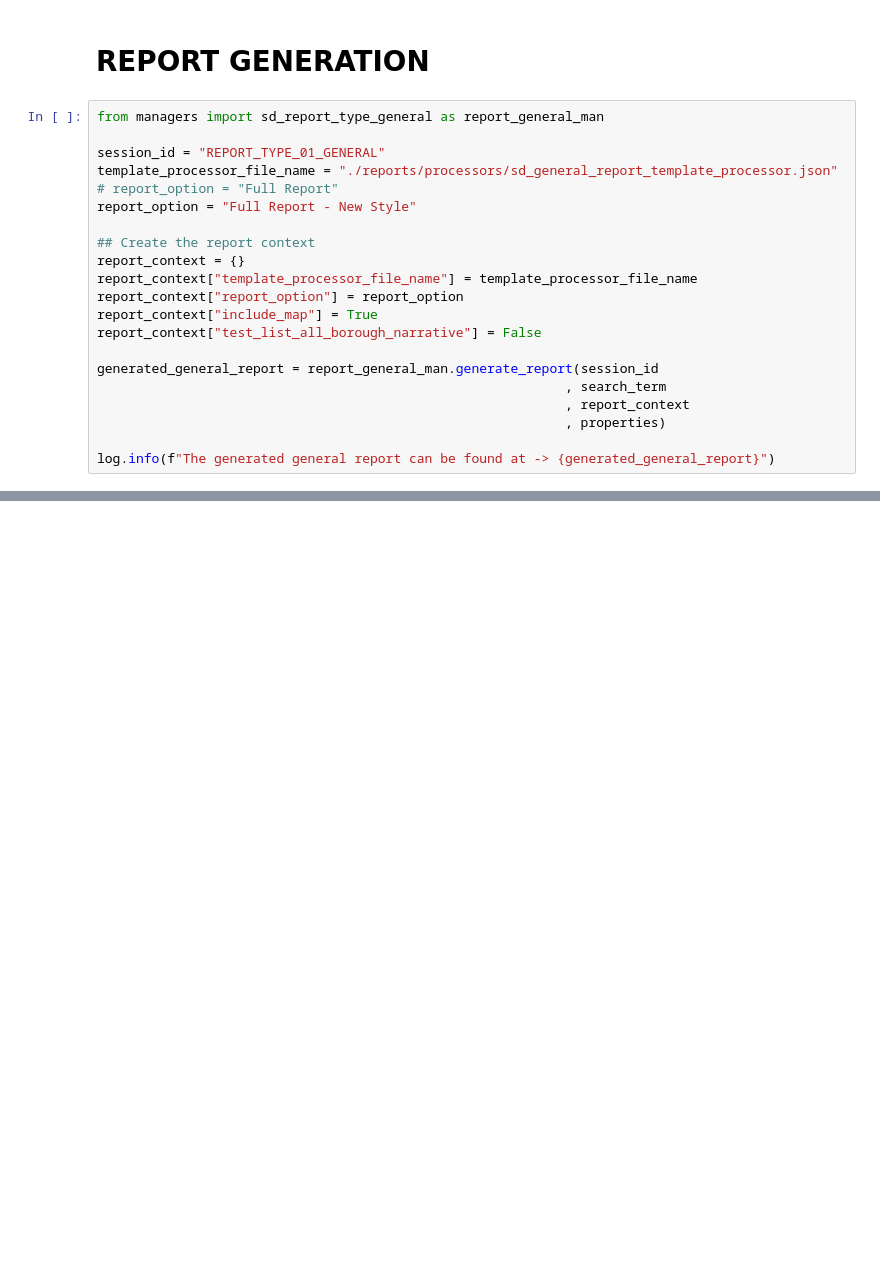
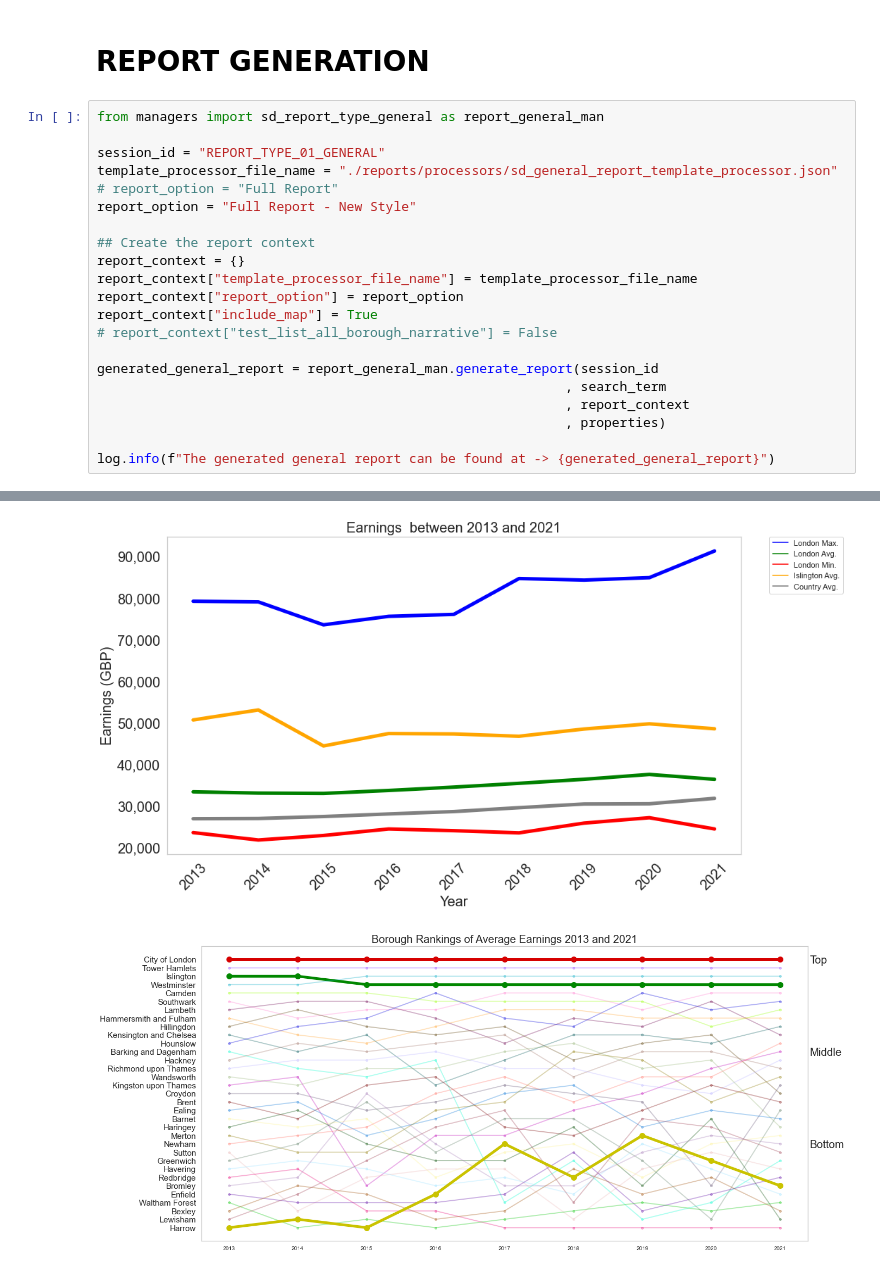
Before and after one commit to neal-bamford/sd-map-streamlit, a Jupyter notebook: SD_Map_01_Genearl_Report.ipynb, the cells around one changed output, grey strips where cells are left out. Cells and saved outputs as stored; diff of their text form; blank space fills up the shorter version.

```diff
--- a/SD_Map_01_Genearl_Report.ipynb
+++ b/SD_Map_01_Genearl_Report.ipynb
@@ -83,7 +84,7 @@ report_context = {}
 report_context["template_processor_file_name"] = template_processor_file_name
 report_context["report_option"] = report_option
 report_context["include_map"] = True
-report_context["test_list_all_borough_narrative"] = False
+# report_context["test_list_all_borough_narrative"] = False
 
 generated_general_report = report_general_man.generate_report(session_id
                                                             , search_term
@@ -119,0 +132,2 @@ log.info(f"The generated general report can be found at -> {generated_general_re
+[figure, added]
+[figure, added]
```
Also changed, not shown: parts of 4 cells of this notebook, 2 other files.
